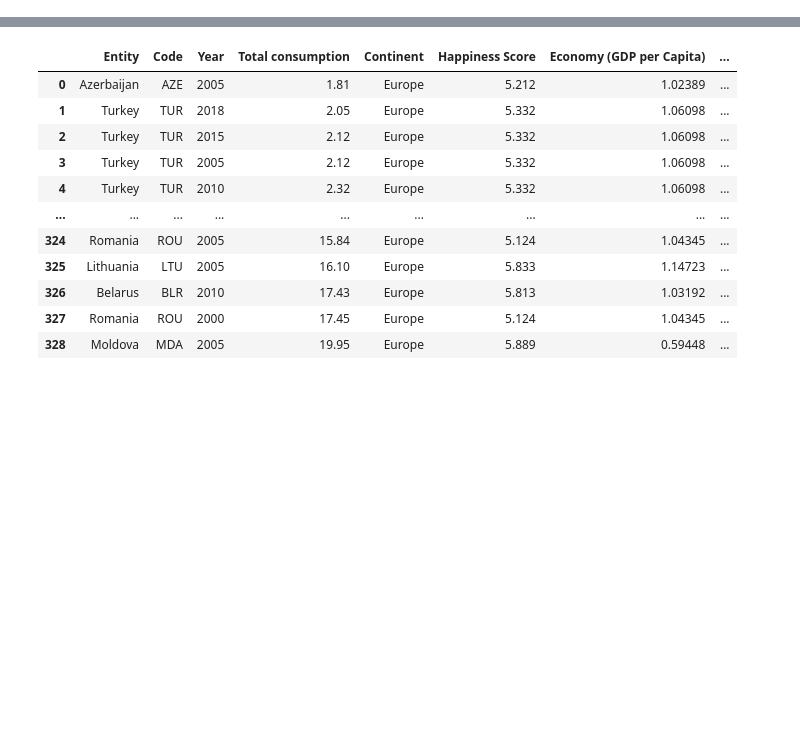
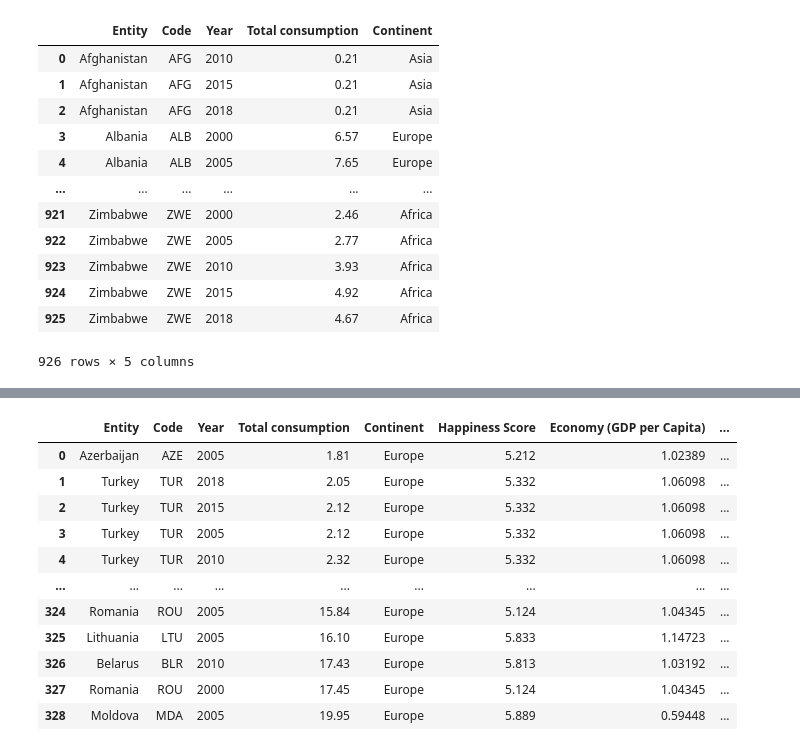
Before and after one commit to GabrielRimar/Alcohol-consumption, a Jupyter notebook: alcoholconsumption.ipynb, the cells around one changed output, grey strips where cells are left out. Cells and saved outputs as stored; diff of their text form; code cells hidden in the pictures; blank space fills up the shorter version.

```diff
--- a/alcoholconsumption.ipynb
+++ b/alcoholconsumption.ipynb
@@ -23,3 +28,27 @@ df = pd.read_csv('total-alcohol-consumption-per-capita-litres-of-pure- ahcool ne
+# %%
+continents = pd.read_csv('Countries_by_continents.csv')# מערך מידע עם כל המדינות מחולקות ליבשות
+
+df = pd.merge(df, continents, left_on='Entity', right_on='Country', how='left')
+df.drop('Country', axis=1, inplace=True)# הוספה של עמודת יבשות
+
+column_order = ['Entity', 'Code', 'Year', 'Total consumption', 'Continent']
+df=df[column_order]
+
+df
+# %% [output]
+|  | Entity | Code | Year | Total consumption | Continent |
+| 0 | Afghanistan | AFG | 2010 | 0.21 | Asia |
+| 1 | Afghanistan | AFG | 2015 | 0.21 | Asia |
+| 2 | Afghanistan | AFG | 2018 | 0.21 | Asia |
+| 3 | Albania | ALB | 2000 | 6.57 | Europe |
+| 4 | Albania | ALB | 2005 | 7.65 | Europe |
+| ... | ... | ... | ... | ... | ... |
+| 921 | Zimbabwe | ZWE | 2000 | 2.46 | Africa |
+| 922 | Zimbabwe | ZWE | 2005 | 2.77 | Africa |
+| 923 | Zimbabwe | ZWE | 2010 | 3.93 | Africa |
+| 924 | Zimbabwe | ZWE | 2015 | 4.92 | Africa |
+| 925 | Zimbabwe | ZWE | 2018 | 4.67 | Africa |
+926 rows × 5 columns
 # %%
 df.info()
 # %% [output]
```
Also changed, not shown: parts of 23 cells of this notebook.
